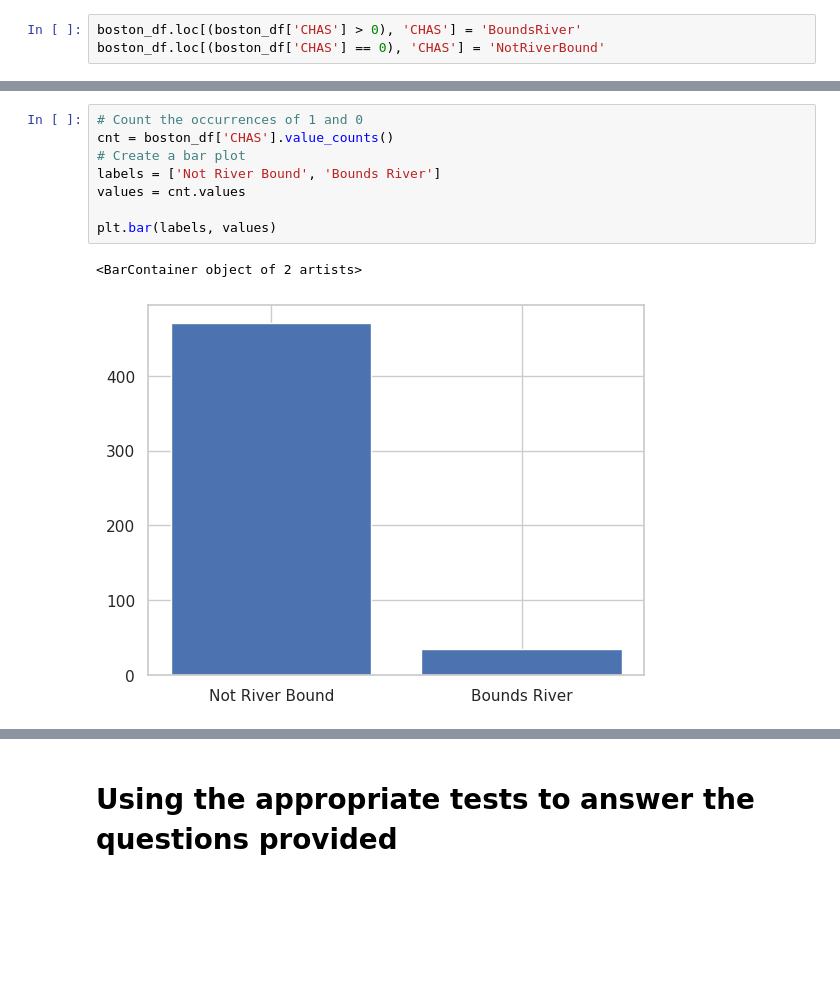
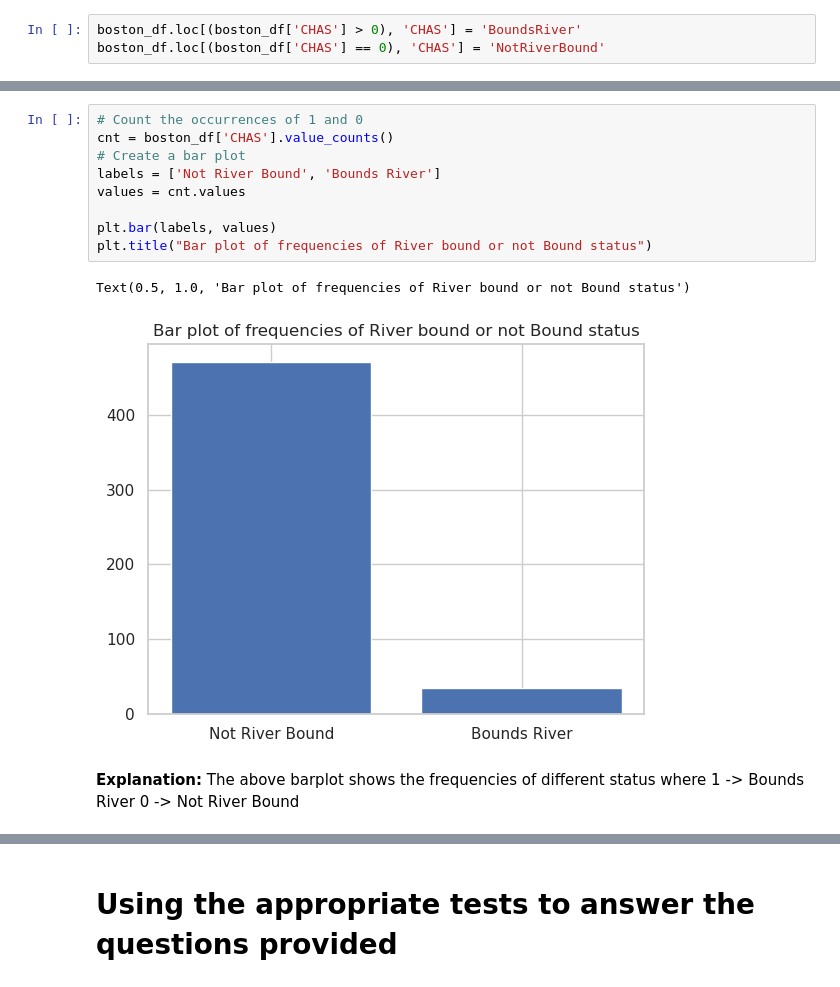
Before and after one commit to sampuran99/bostonHousingData, a Jupyter notebook: Project_Case_Boston_Housing_Data.ipynb, the cells around one changed output, grey strips where cells are left out. Drawn from its saved outputs; the diff is of its cells as text; blank space fills up the shorter version.

```diff
--- a/Project_Case_Boston_Housing_Data.ipynb
+++ b/Project_Case_Boston_Housing_Data.ipynb
@@ -121,14 +125,19 @@ sns.barplot(y="CHAS", data=boston_df)
 # %%
 # Count the occurrences of 1 and 0
 cnt = boston_df['CHAS'].value_counts()
 # Create a bar plot
 labels = ['Not River Bound', 'Bounds River']
 values = cnt.values
 
 plt.bar(labels, values)
+plt.title("Bar plot of frequencies of River bound or not Bound status")
 # %% [output]
-<BarContainer object of 2 artists>
+Text(0.5, 1.0, 'Bar plot of frequencies of River bound or not Bound status')
-[figure, old version]
+[figure, new version]
+# %% [markdown]
+**Explanation:** The above barplot shows the frequencies of different status where
+1 -> Bounds River
+0 -> Not River Bound
 # %%
 # Discretize the age variable into three groups of 35 years and younger, between 35 and 70 years and 70 years and older
 
```
Also changed, not shown: parts of 10 cells of this notebook.
